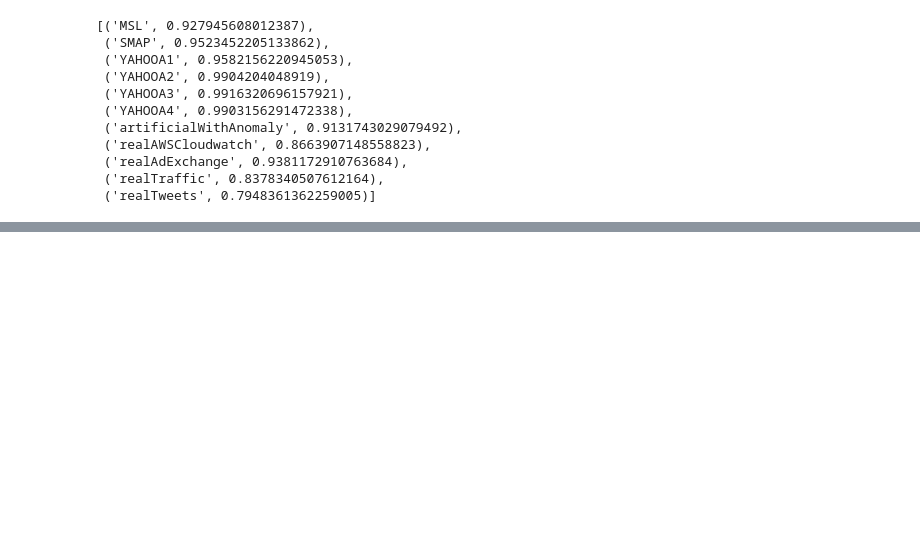
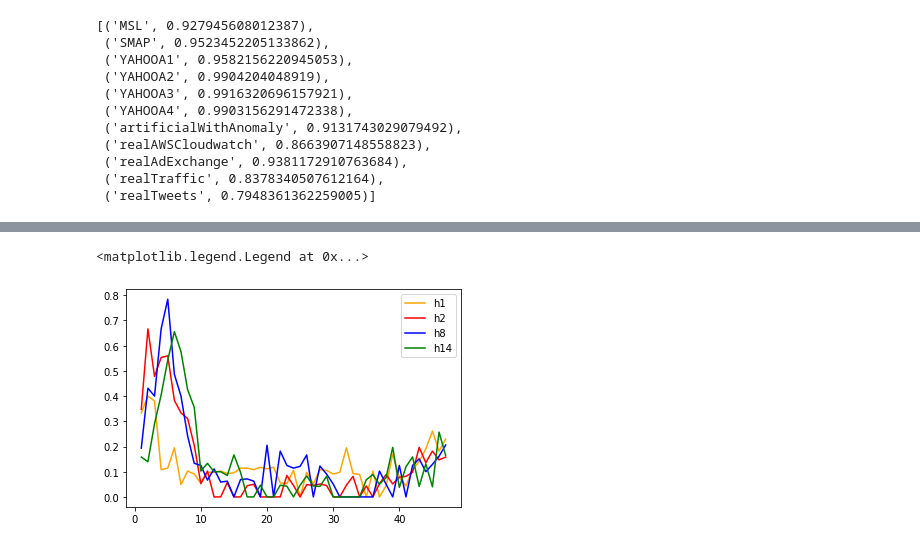
Before and after one commit to amlatyrngom/ml_project_bench, a Jupyter notebook: presentation_figures.ipynb, the cells around one changed output, grey strips where cells are left out. Cells and saved outputs as stored; diff of their text form; code cells hidden in the pictures; blank space fills up the shorter version.

```diff
--- a/presentation_figures.ipynb
+++ b/presentation_figures.ipynb
@@ -355,0 +426,11 @@ MSL	SMAP	YAHOOA1	YAHOOA2	YAHOOA3	YAHOOA4	artificialWithAnomaly	realAWSCloudwatch
+# %%
+plot_cat = "lowrank"
+plt.plot(df_synth_h_summaries.query("num_harmonics == 1 and category == @plot_cat")['rank'], df_synth_h_summaries.query("num_harmonics == 1 and category == @plot_cat")['f1'], c="orange", label="h1")
+plt.plot(df_synth_h_summaries.query("num_harmonics == 2 and category == @plot_cat")['rank'], df_synth_h_summaries.query("num_harmonics == 2 and category == @plot_cat")['f1'], c="red", label="h2")
+plt.plot(df_synth_h_summaries.query("num_harmonics == 8 and category == @plot_cat")['rank'], df_synth_h_summaries.query("num_harmonics == 8 and category == @plot_cat")['f1'], c="blue", label="h8")
+plt.plot(df_synth_h_summaries.query("num_harmonics == 14 and category == @plot_cat")['rank'], df_synth_h_summaries.query("num_harmonics == 14 and category == @plot_cat")['f1'], c="green", label="h14")
+
+plt.legend()
+# %% [output]
+<matplotlib.legend.Legend at 0x...>
+[figure, added]
```
Also changed, not shown: parts of 16 cells of this notebook.
